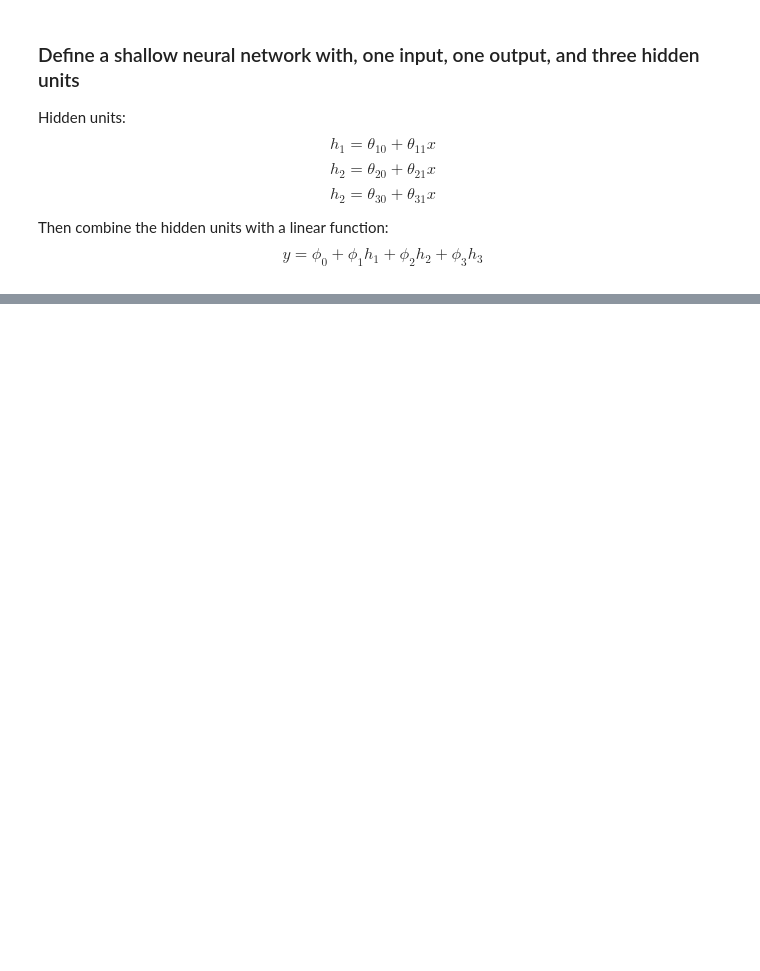
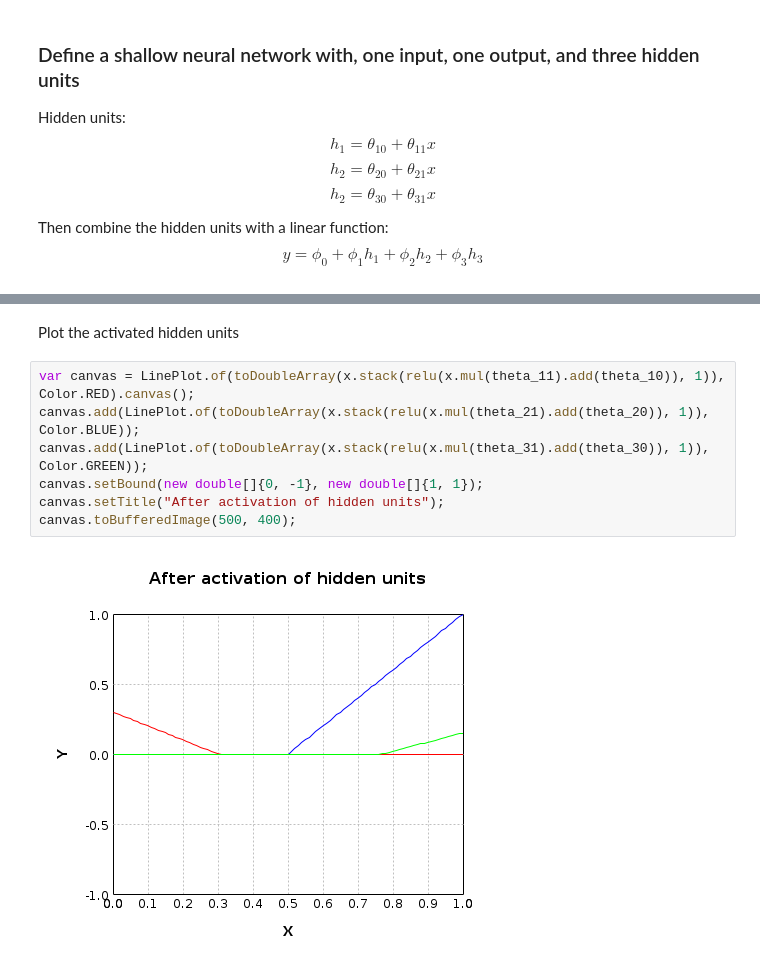
Before and after one commit to jamalromero/colab, a Jupyter notebook: udl_ch3.ipynb, the cells around one changed output, grey strips where cells are left out. Drawn from its saved outputs; the diff is of its cells as text; blank space fills up the shorter version.

```diff
--- a/udl_ch3.ipynb
+++ b/udl_ch3.ipynb
@@ -73,0 +96,11 @@ Then combine the hidden units with a linear function:
+# %% [markdown]
+Plot the activated hidden units
+# %%
+var canvas = LinePlot.of(toDoubleArray(x.stack(relu(x.mul(theta_11).add(theta_10)), 1)), Color.RED).canvas();
+canvas.add(LinePlot.of(toDoubleArray(x.stack(relu(x.mul(theta_21).add(theta_20)), 1)), Color.BLUE));
+canvas.add(LinePlot.of(toDoubleArray(x.stack(relu(x.mul(theta_31).add(theta_30)), 1)), Color.GREEN));
+canvas.setBound(new double[]{0, -1}, new double[]{1, 1});
+canvas.setTitle("After activation of hidden units");
+canvas.toBufferedImage(500, 400);
+# %% [output]
+[figure, added]
```
Also changed, not shown: parts of 24 cells of this notebook.
